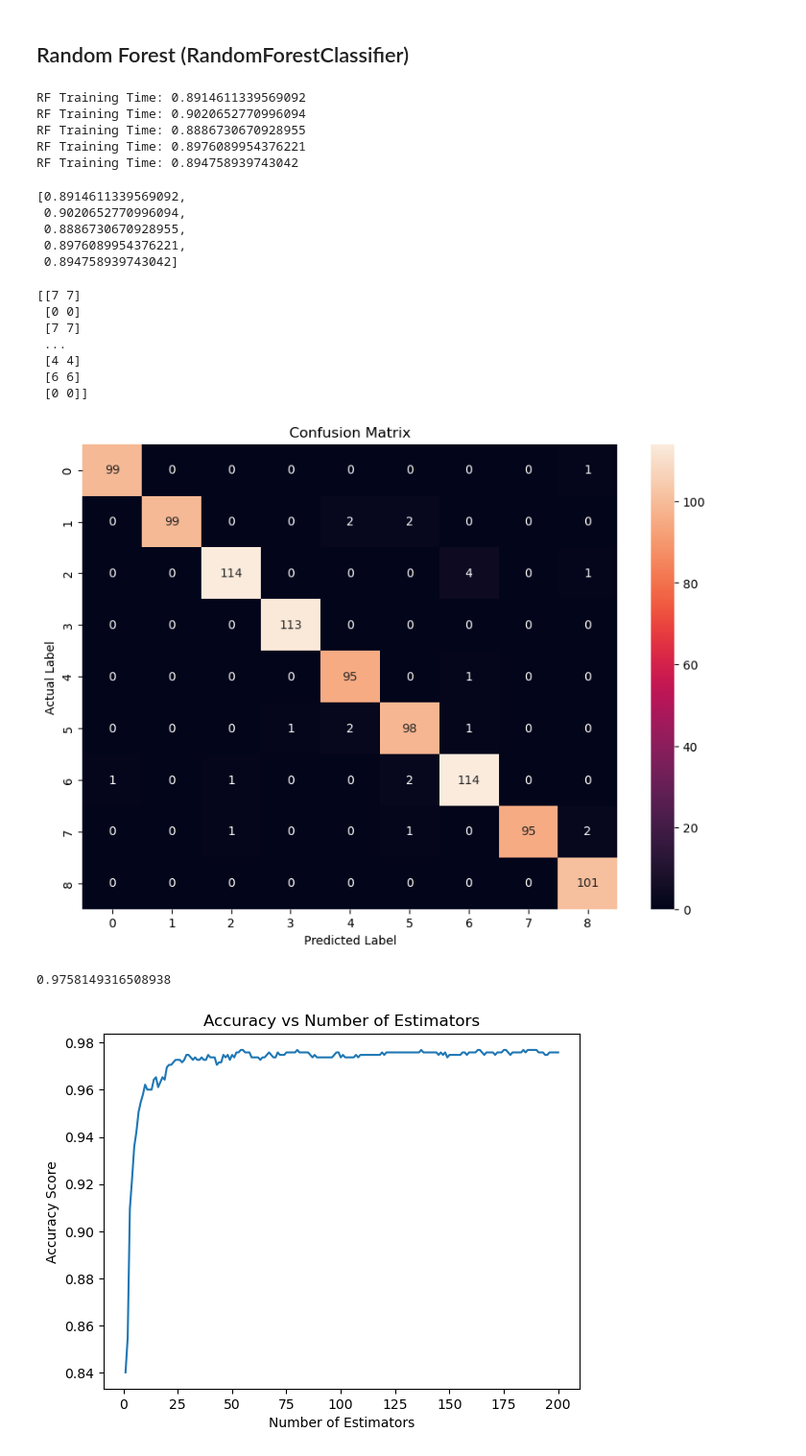
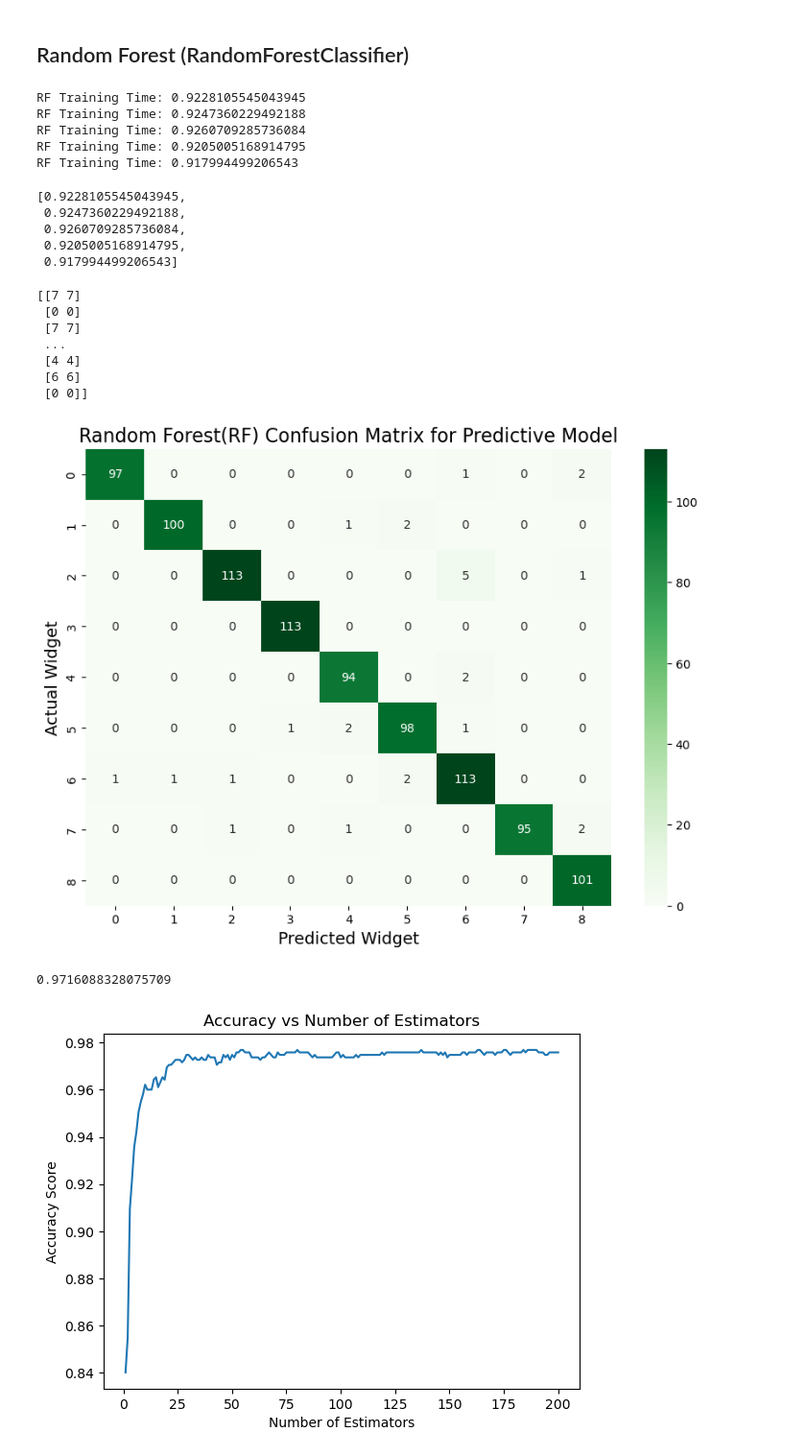
Before and after one commit to jimmy080823/LFDgroup_presentation_git, a Jupyter notebook: 1123_LFDgroup_test_withFS_traintime.ipynb, the cells around one changed output. Shown: that part at 96% size. Drawn from its saved outputs; the diff is of its cells as text; code cells hidden in the pictures.

```diff
--- a/1123_LFDgroup_test_withFS_traintime.ipynb
+++ b/1123_LFDgroup_test_withFS_traintime.ipynb
@@ -230,7 +230,7 @@ ir=range(1,6)
 for i in ir:
     start_time = time.time()
 
-    model = RandomForestClassifier(n_estimators = 184, criterion = 'entropy',random_state=1)
+    model = RandomForestClassifier(n_estimators = 98, criterion = 'entropy',random_state=1)
     model.fit(X_train, y_train)
 
     rf_training_time = time.time() - start_time
@@ -239,16 +239,16 @@ for i in ir:
     i = i+1
 rf
 # %% [output]
-RF Training Time: 0.8914611339569092
-RF Training Time: 0.9020652770996094
-RF Training Time: 0.8886730670928955
-RF Training Time: 0.8976089954376221
-RF Training Time: 0.894758939743042
+RF Training Time: 0.9228105545043945
+RF Training Time: 0.9247360229492188
+RF Training Time: 0.9260709285736084
+RF Training Time: 0.9205005168914795
+RF Training Time: 0.917994499206543
-[0.8914611339569092,
- 0.9020652770996094,
- 0.8886730670928955,
- 0.8976089954376221,
- 0.894758939743042]
+[0.9228105545043945,
+ 0.9247360229492188,
+ 0.9260709285736084,
+ 0.9205005168914795,
+ 0.917994499206543]
 # %%
 y_pred = model.predict(X_test)
 print(np.concatenate((y_pred.reshape(len(y_pred),1), y_test.reshape(len(y_test),1)),1))
@@ -263,18 +263,18 @@ print(np.concatenate((y_pred.reshape(len(y_pred),1), y_test.reshape(len(y_test),
 # %%
 cm = confusion_matrix(y_test, y_pred)
 
 
 # Plotting
 plt.figure(figsize=(10, 7))
-sns.heatmap(cm, annot=True, fmt='g')
-plt.title('Confusion Matrix')
-plt.ylabel('Actual Label')
-plt.xlabel('Predicted Label')
+sns.heatmap(cm, annot=True,cmap='Greens', fmt='g')
+plt.title('Random Forest(RF) Confusion Matrix for Predictive Model', fontsize=16)
+plt.ylabel('Actual Widget', fontsize=14)
+plt.xlabel('Predicted Widget', fontsize=14)
 plt.show()
 accuracy_score(y_test, y_pred)
 # %% [output]
-[figure, old version]
+[figure, new version]
-0.9758149316508938
+0.9716088328075709
 # %%
 n_estimators_range = range(1, 201)  # Range of number of estimators
 ir=range(1,5)
```
Also changed, not shown: parts of 11 cells of this notebook, 1 other file.
